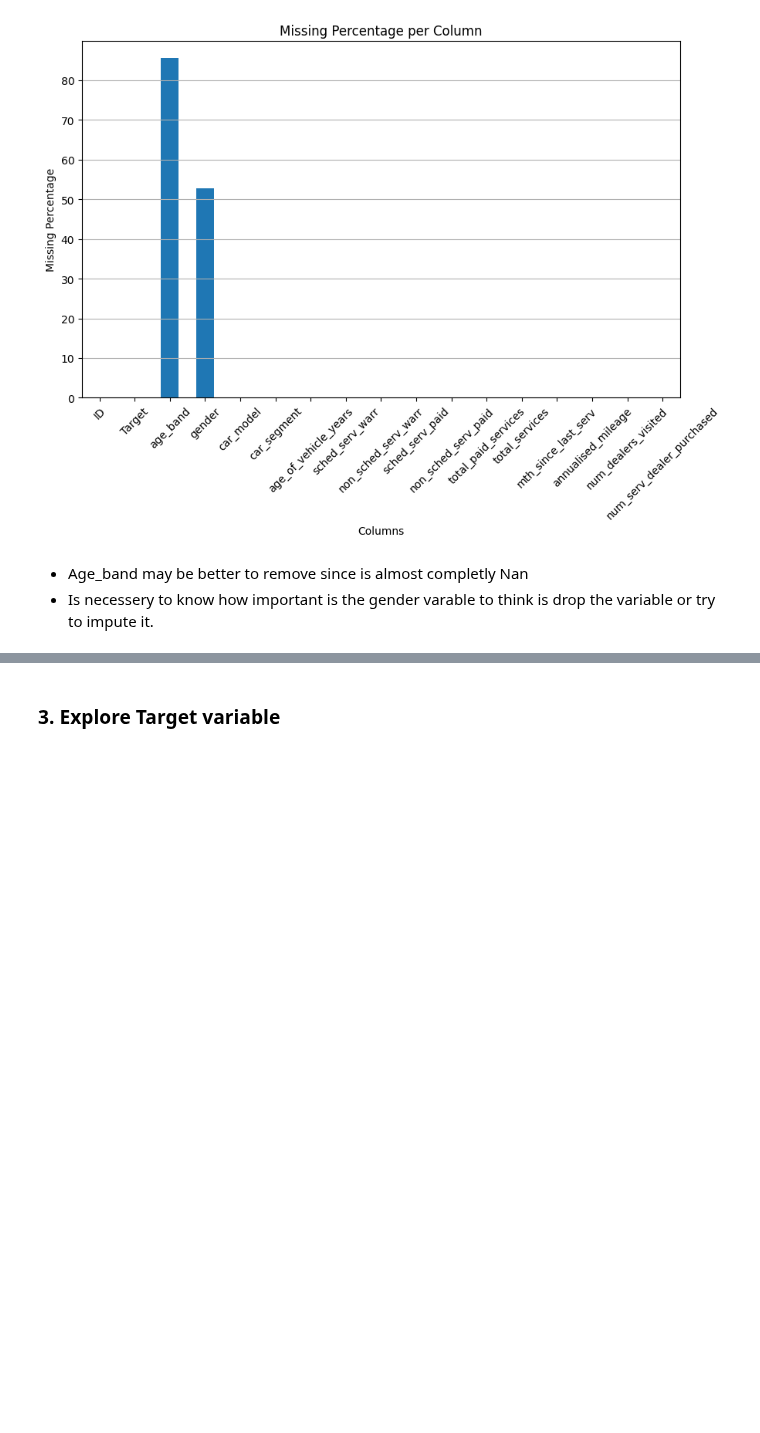
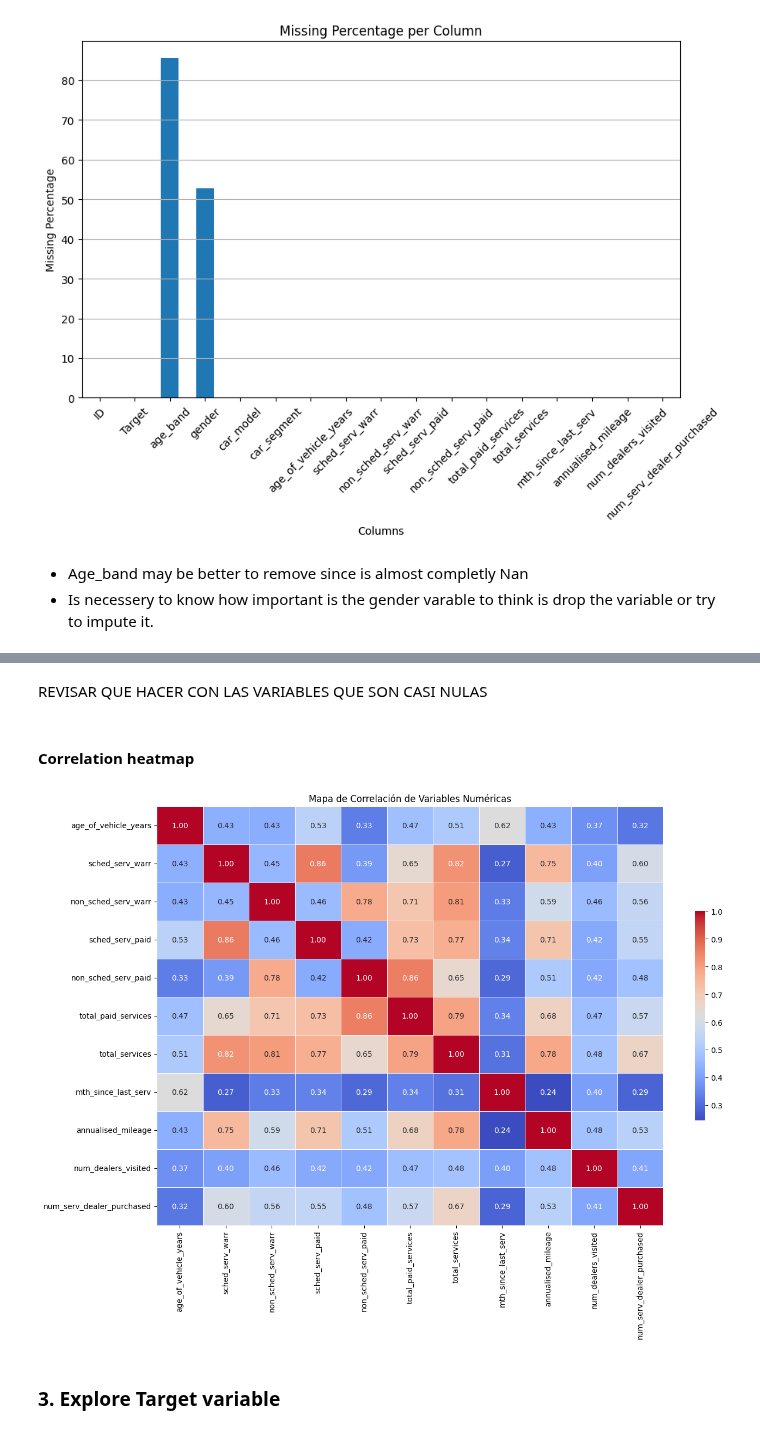
Before and after one commit to smonto43/UTS_MDSI, a Jupyter notebook: 36106MLAA/Assigment2/MLAA_Notebook_Template.ipynb, the cells around one changed output, grey strips where cells are left out. Saved outputs shown, nothing was run; the diff lists cells and outputs as text; code cells hidden in the pictures; blank space fills up the shorter version.

```diff
--- a/36106MLAA/Assigment2/MLAA_Notebook_Template.ipynb
+++ b/36106MLAA/Assigment2/MLAA_Notebook_Template.ipynb
@@ -128,3 +191,18 @@ plt.show()
+# %% [markdown]
+REVISAR QUE HACER CON LAS VARIABLES QUE SON CASI NULAS
+# %% [markdown]
+#### Correlation heatmap
+# %%
+df_numeric = df.select_dtypes(include=['float64', 'int64']).drop(['ID', 'Target'], axis=1)
+
+corr_matrix = df_numeric.corr()
+
+plt.figure(figsize=(15, 10))
+sns.heatmap(corr_matrix, annot=True, cmap='coolwarm', fmt=".2f", linewidths=.5, cbar_kws={"shrink": .5})
+plt.title('Mapa de Correlación de Variables Numéricas')
+plt.show()
+# %% [output]
+[figure, added]
 # %% [markdown]
 ### 3. Explore Target variable
 # %%
```
Also changed, not shown: parts of 21 cells of this notebook.
